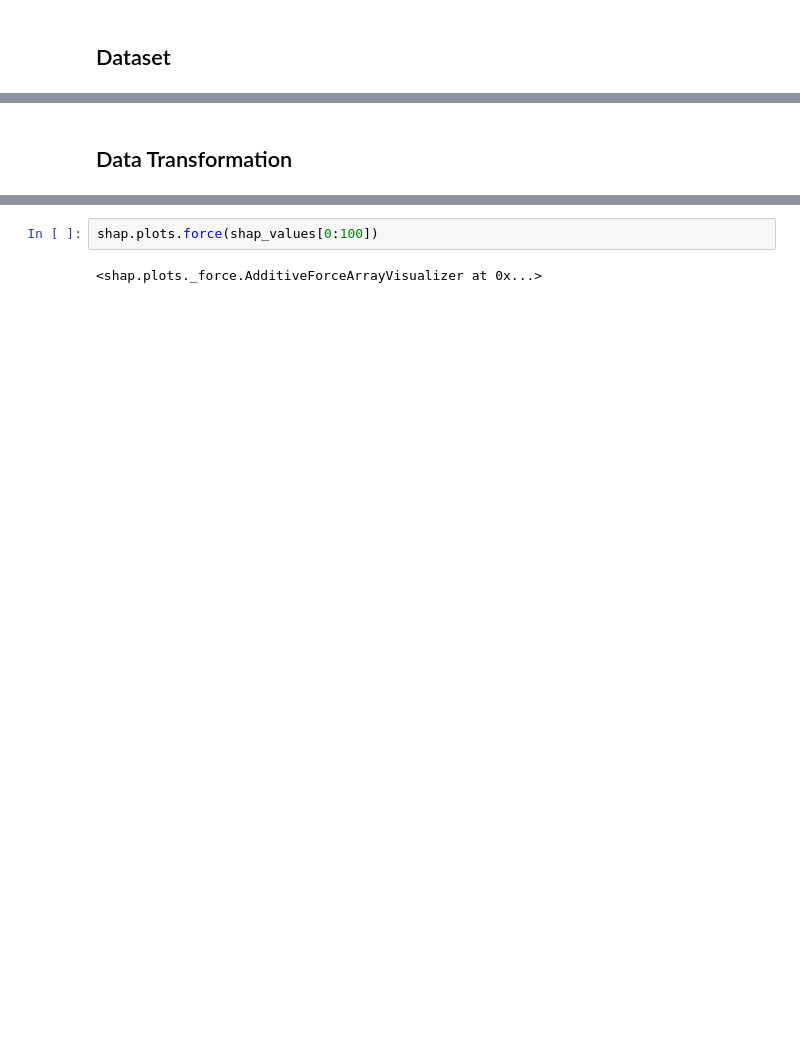
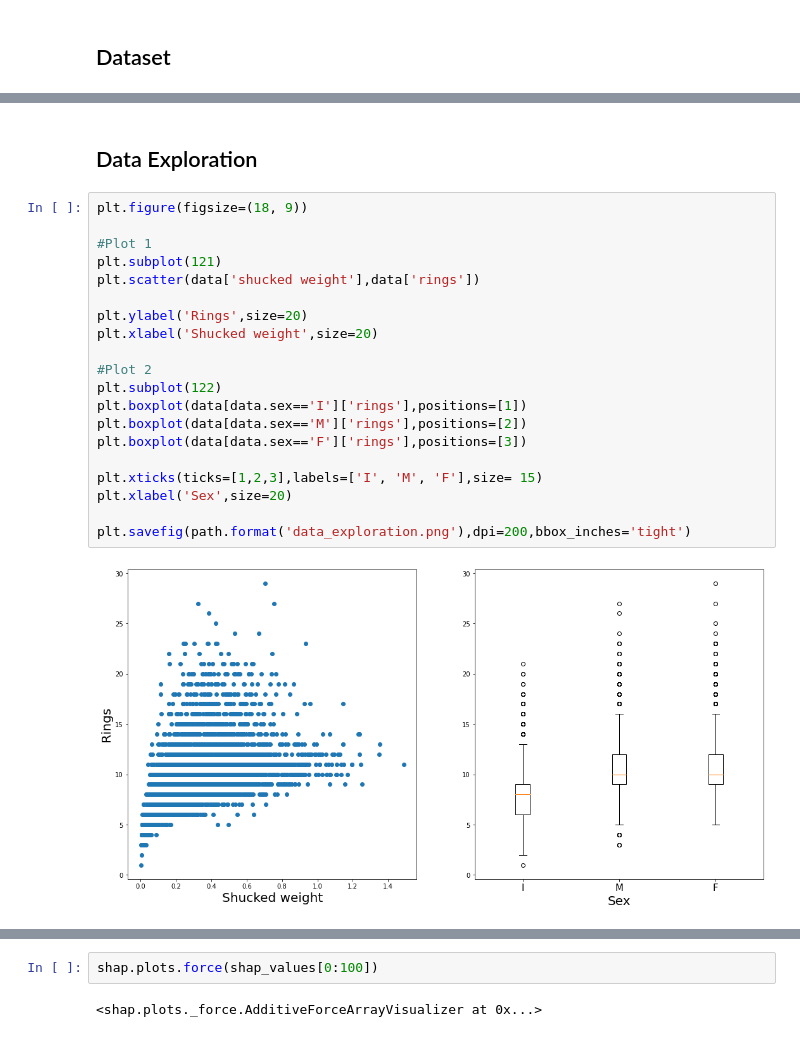
Before and after one commit to conorosully/medium-articles, a Jupyter notebook: src/shap_tutorial.ipynb, the cells around one changed output, grey strips where cells are left out. Cells and saved outputs as stored; diff of their text form; blank space fills up the shorter version.

```diff
--- a/src/shap_tutorial.ipynb
+++ b/src/shap_tutorial.ipynb
@@ -33,4 +44,26 @@ data.head()
 | 3 | M | 0.440 | 0.365 | 0.125 | 0.5160 | 0.2155 | 0.1140 | 0.155 | ... |
 | 4 | I | 0.330 | 0.255 | 0.080 | 0.2050 | 0.0895 | 0.0395 | 0.055 | ... |
 # %% [markdown]
-## Data Transformation
+## Data Exploration
+# %%
+plt.figure(figsize=(18, 9))
+
+#Plot 1
+plt.subplot(121)
+plt.scatter(data['shucked weight'],data['rings'])
+
+plt.ylabel('Rings',size=20)
+plt.xlabel('Shucked weight',size=20)
+
+#Plot 2
+plt.subplot(122)
+plt.boxplot(data[data.sex=='I']['rings'],positions=[1])
+plt.boxplot(data[data.sex=='M']['rings'],positions=[2])
+plt.boxplot(data[data.sex=='F']['rings'],positions=[3])
+
+plt.xticks(ticks=[1,2,3],labels=['I', 'M', 'F'],size= 15)
+plt.xlabel('Sex',size=20)
+
+plt.savefig(path.format('data_exploration.png'),dpi=200,bbox_inches='tight')
+# %% [output]
+[figure, added]
```
Also changed, not shown: parts of 29 cells of this notebook, 3 other files.
